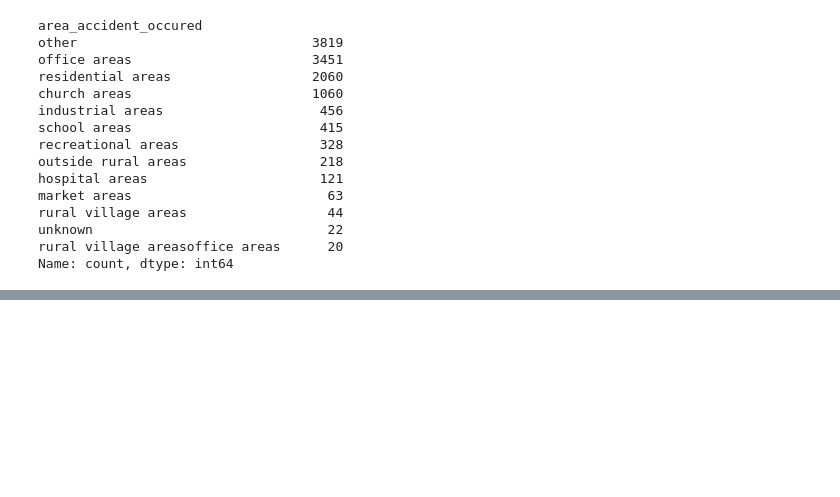
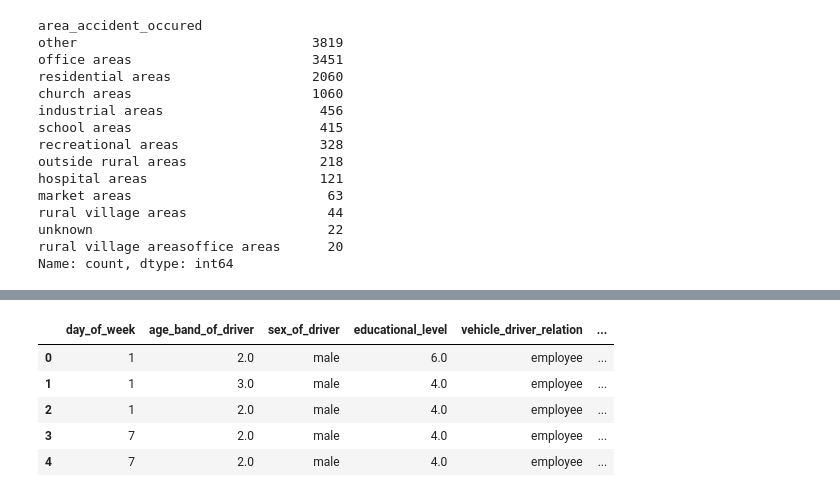
Before and after one commit to jplaulau14/road-traffic-severity-classification, a Jupyter notebook: notebooks/02_preprocessing_part2.ipynb, the cells around one changed output, grey strips where cells are left out. Drawn from its saved outputs; the diff is of its cells as text; code cells hidden in the pictures; blank space fills up the shorter version.

```diff
--- a/notebooks/02_preprocessing_part2.ipynb
+++ b/notebooks/02_preprocessing_part2.ipynb
@@ -108,0 +141,23 @@ to_nan = ['unknown']
+# %%
+def clean_ordinal_data(df):
+    df['day_of_week'] = df['day_of_week'].map({'monday': 1, 'tuesday': 2, 'wednesday': 3, 'thursday': 4, 'friday': 5, 'saturday': 6, 'sunday': 7})
+    df['age_band_of_driver'] = df['age_band_of_driver'].map({'under 18': 1, '18-30': 2, '31-50': 3, 'over 51': 4})
+    df['educational_level'] = df['educational_level'].map({'illiterate': 1, 'writing & reading': 2, 'elementary school': 3, 'junior high school': 4, 'high school': 5, 'above high school': 6})
+    df['driving_experience'] = df['driving_experience'].map({'no licence': 1, 'below 1yr': 2, '1-2yr': 3, '2-5yr': 4, '5-10yr': 5, 'above 10yr': 6})
+    df['service_year_of_vehicle'] = df['service_year_of_vehicle'].map({'below 1yr': 1, '1-2yr': 2, '2-5yrs': 3, '5-10yrs': 4, 'above 10yr': 5})
+    df['defect_of_vehicle'] = df['defect_of_vehicle'].replace({'no defect': 0})
+    df['age_band_of_casualty'] = df['age_band_of_casualty'].map({'under 18': 1, '18-30': 2, '31-50': 3, 'over 51': 4, 5: 1})
+    df['accident_severity'] = df['accident_severity'].map({'slight injury': 1, 'serious injury': 2, 'fatal injury': 3})
+
+    return df
+
+dump_df = clean_ordinal_data(dump_df)
+# %%
+dump_df.head()
+# %% [output]
+|  | day_of_week | age_band_of_driver | sex_of_driver | educational_level | vehicle_driver_relation | ... |
+| 0 | 1 | 2.0 | male | 6.0 | employee | ... |
+| 1 | 1 | 3.0 | male | 4.0 | employee | ... |
+| 2 | 1 | 2.0 | male | 4.0 | employee | ... |
+| 3 | 7 | 2.0 | male | 4.0 | employee | ... |
+| 4 | 7 | 2.0 | male | 4.0 | employee | ... |
```
Also changed, not shown: parts of 13 cells of this notebook, 6 other files.
